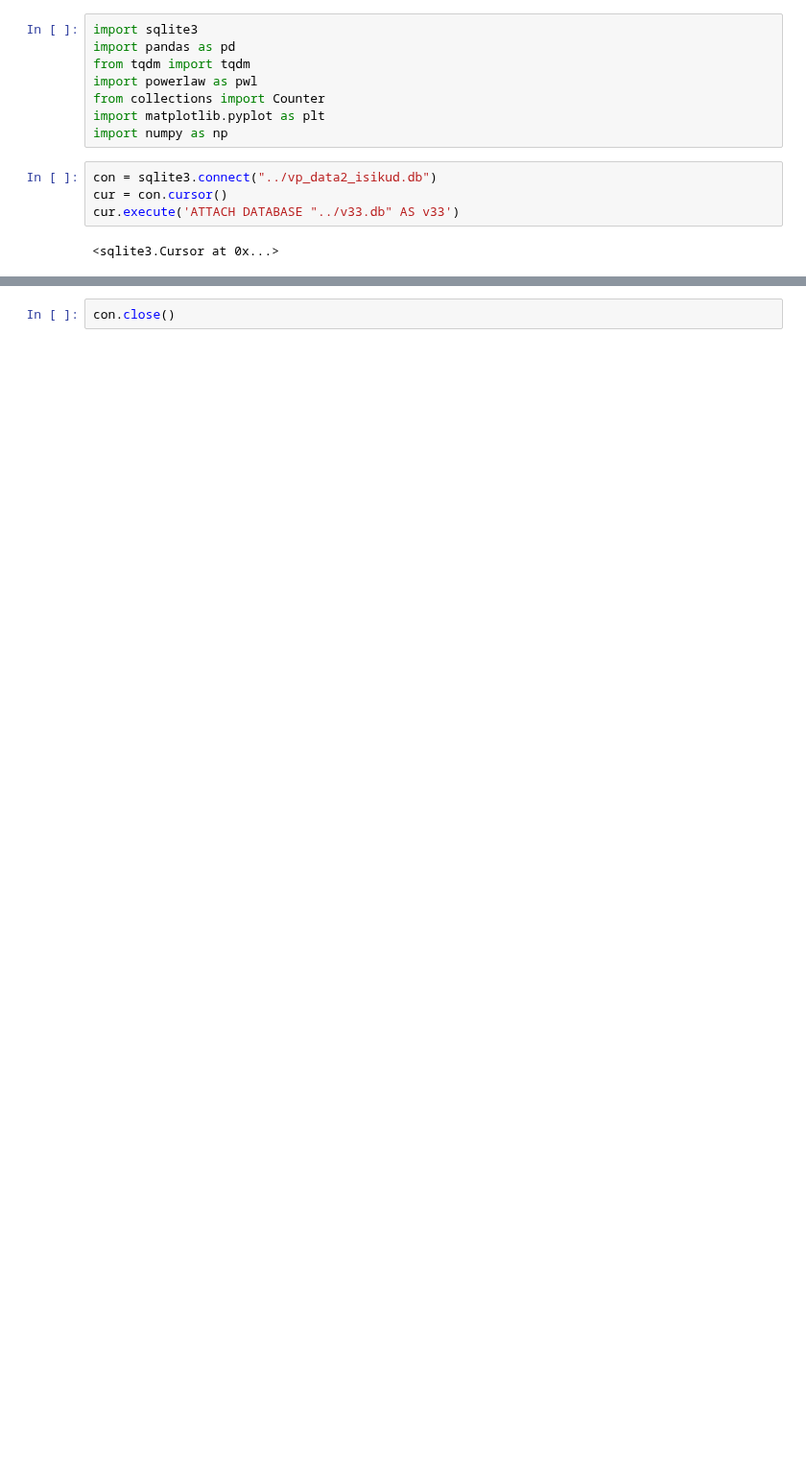
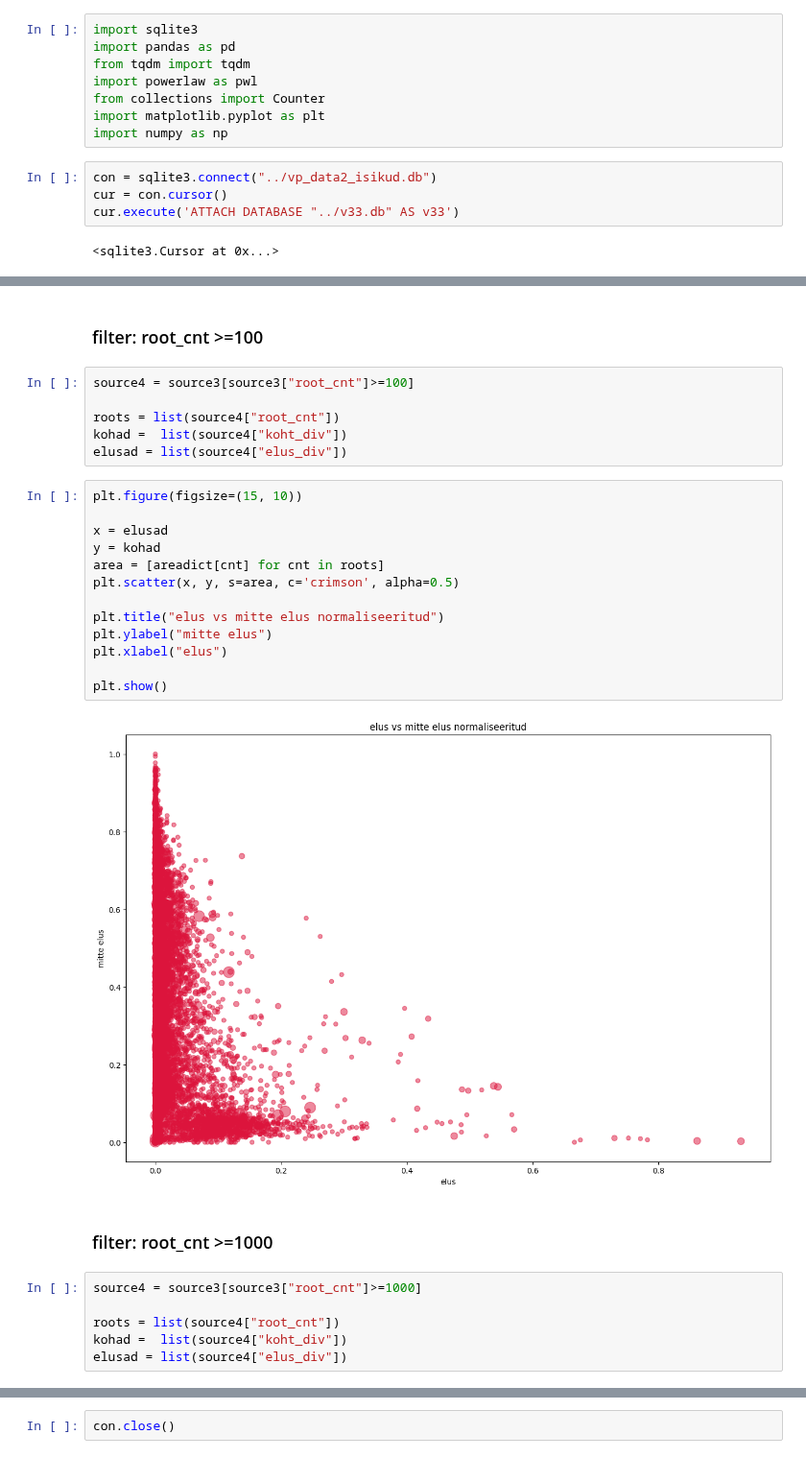
Before and after one commit to estnltk/syntax_experiments, a Jupyter notebook: verb_patterns_obl_isikud/verb_analysis_kohakaanded_elu_vs_koht_pildid.ipynb, the cells around one changed output, grey strips where cells are left out. Shown at 96% size. Drawn from its saved outputs; the diff is of its cells as text; blank space fills up the shorter version.

```diff
--- a/verb_patterns_obl_isikud/verb_analysis_kohakaanded_elu_vs_koht_pildid.ipynb
+++ b/verb_patterns_obl_isikud/verb_analysis_kohakaanded_elu_vs_koht_pildid.ipynb
@@ -198,0 +80,31 @@ plt.show()
+# %% [markdown]
+### filter: root_cnt >=100
+# %%
+source4 = source3[source3["root_cnt"]>=100]
+
+roots = list(source4["root_cnt"])
+kohad =  list(source4["koht_div"])
+elusad = list(source4["elus_div"])
+# %%
+plt.figure(figsize=(15, 10))
+
+x = elusad
+y = kohad
+area = [areadict[cnt] for cnt in roots]
+plt.scatter(x, y, s=area, c='crimson', alpha=0.5)
+
+plt.title("elus vs mitte elus normaliseeritud")
+plt.ylabel("mitte elus")
+plt.xlabel("elus")
+
+plt.show()
+# %% [output]
+[figure, added]
+# %% [markdown]
+### filter: root_cnt >=1000
+# %%
+source4 = source3[source3["root_cnt"]>=1000]
+
+roots = list(source4["root_cnt"])
+kohad =  list(source4["koht_div"])
+elusad = list(source4["elus_div"])
```
Also changed, not shown: parts of 40 cells of this notebook.
